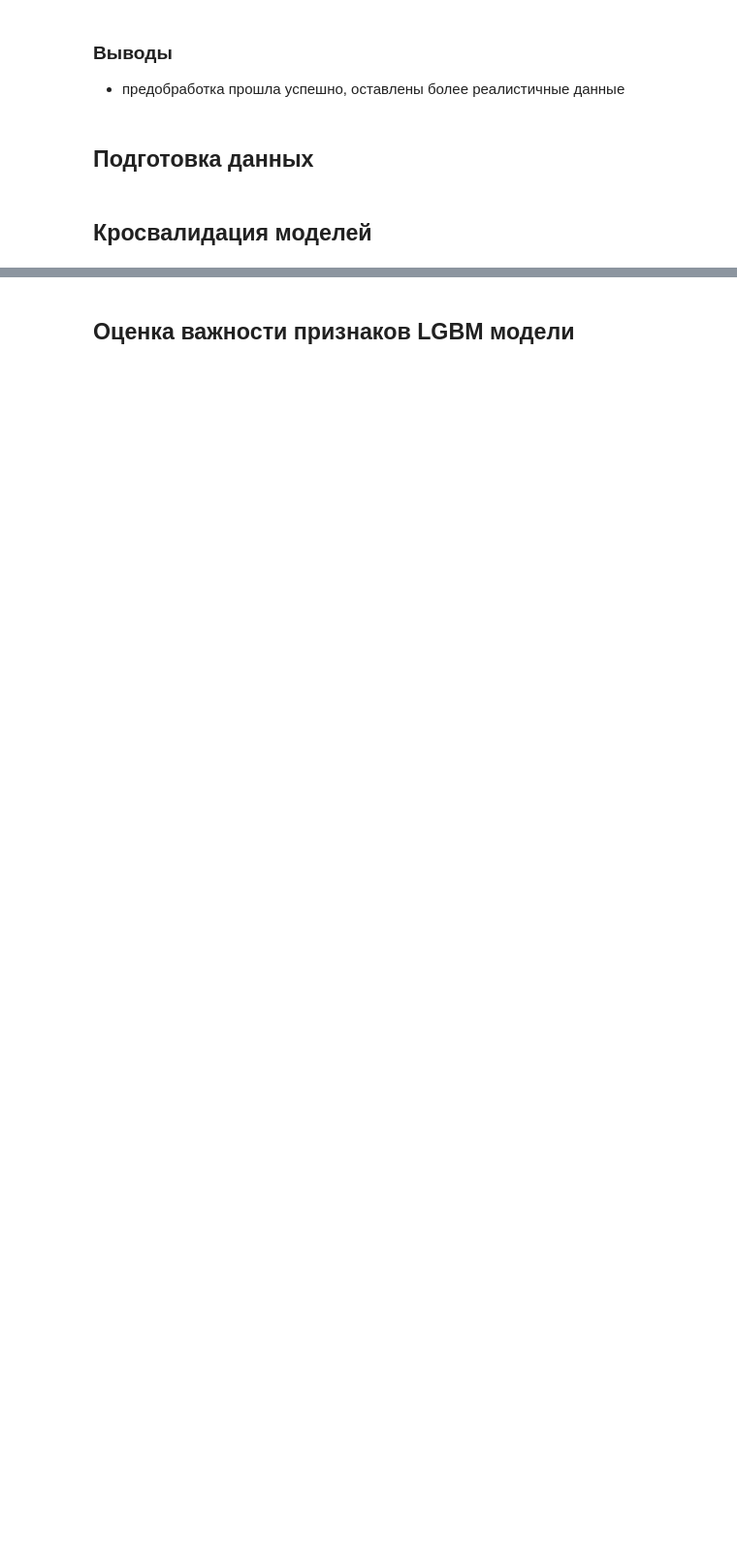
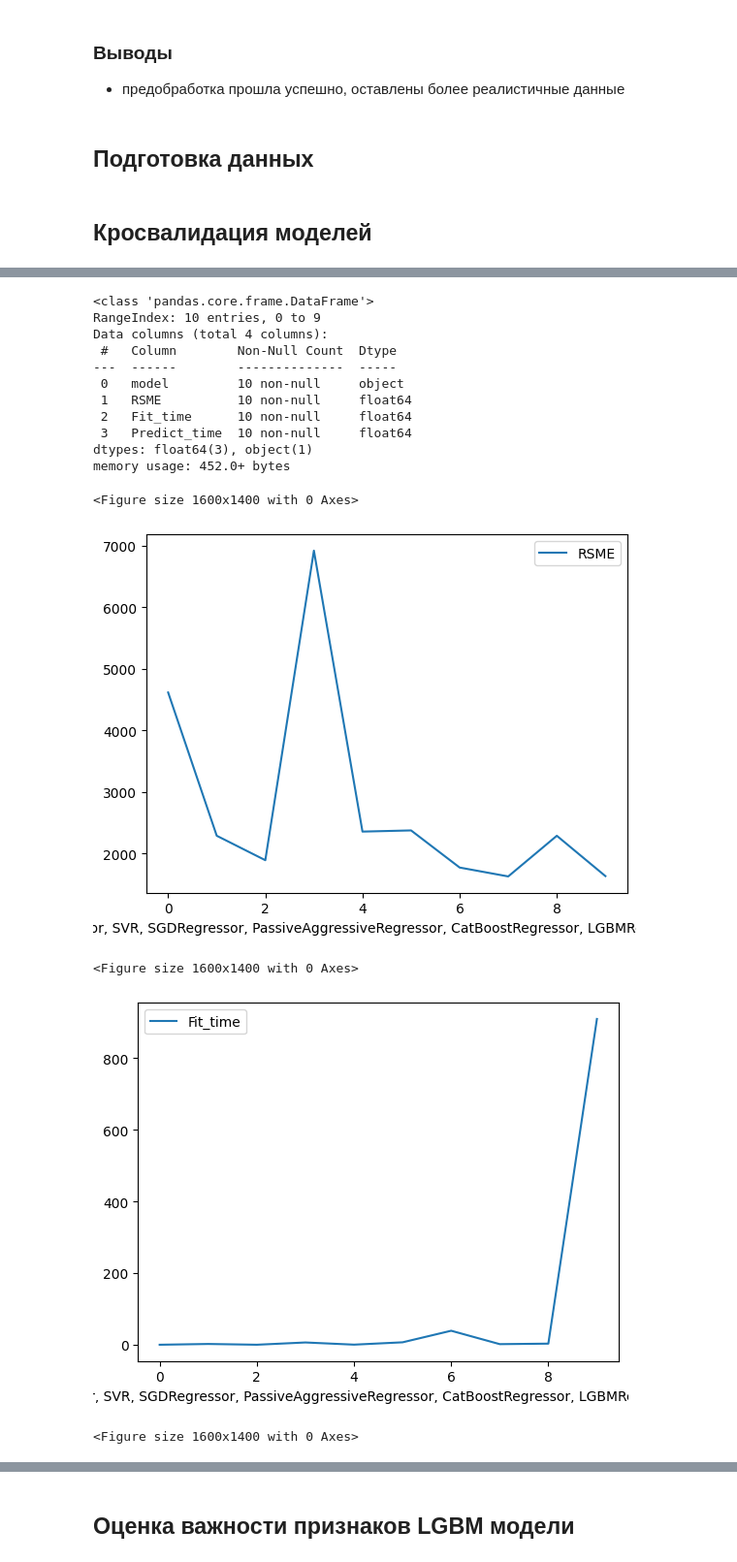
Before and after one commit to Mihail-Chr/projects, a Jupyter notebook: ML/car_cost/ML_car_cost_regression_catboost.ipynb, the cells around one changed output, grey strips where cells are left out. Shown at 97% size. Drawn from its saved outputs; the diff is of its cells as text; code cells hidden in the pictures; blank space fills up the shorter version.

```diff
--- a/ML/car_cost/ML_car_cost_regression_catboost.ipynb
+++ b/ML/car_cost/ML_car_cost_regression_catboost.ipynb
@@ -464,7 +459,7 @@ def cross_m (X_tr,y_train):
                       random_state=RANDOM_STATE,
                       verbose= 0)),
         (LinearRegression(n_jobs=-1)),
-        (RandomForestRegressor(n_estimators=30,warm_start=True,n_jobs=-1,random_state=RANDOM_STATE)),
+        (RandomForestRegressor(n_estimators=30,n_jobs=-1,random_state=RANDOM_STATE)),
     ):
         print("=" * 80)
 
@@ -520,0 +517,29 @@ mod1.predict (X_train)
+# %%
+#print(results_model[0])
+#print(results_model[0][2])
+
+df_result = pd.DataFrame(results_model,columns=['model','RSME','Fit_time','Predict_time'])
+df_result.info()
+
+#print(df_result[['model','RSME']])
+for nam in ['RSME','Fit_time','Predict_time']:
+  plt.figure(figsize=(16,14))
+  df_result[['model',nam]].plot(xlabel = df_result['model'] )# plt.hist(res_df1,density=True)
+  plt.show()
+# %% [output]
+<class 'pandas.core.frame.DataFrame'>
+RangeIndex: 10 entries, 0 to 9
+Data columns (total 4 columns):
+ #   Column        Non-Null Count  Dtype
+---  ------        --------------  -----
+ 0   model         10 non-null     object
+ 1   RSME          10 non-null     float64
+ 2   Fit_time      10 non-null     float64
+ 3   Predict_time  10 non-null     float64
+dtypes: float64(3), object(1)
+memory usage: 452.0+ bytes
+<Figure size 1600x1400 with 0 Axes>
+[figure, added]
+<Figure size 1600x1400 with 0 Axes>
+[figure, added]
+<Figure size 1600x1400 with 0 Axes>
```
Also changed, not shown: parts of 9 cells of this notebook.
